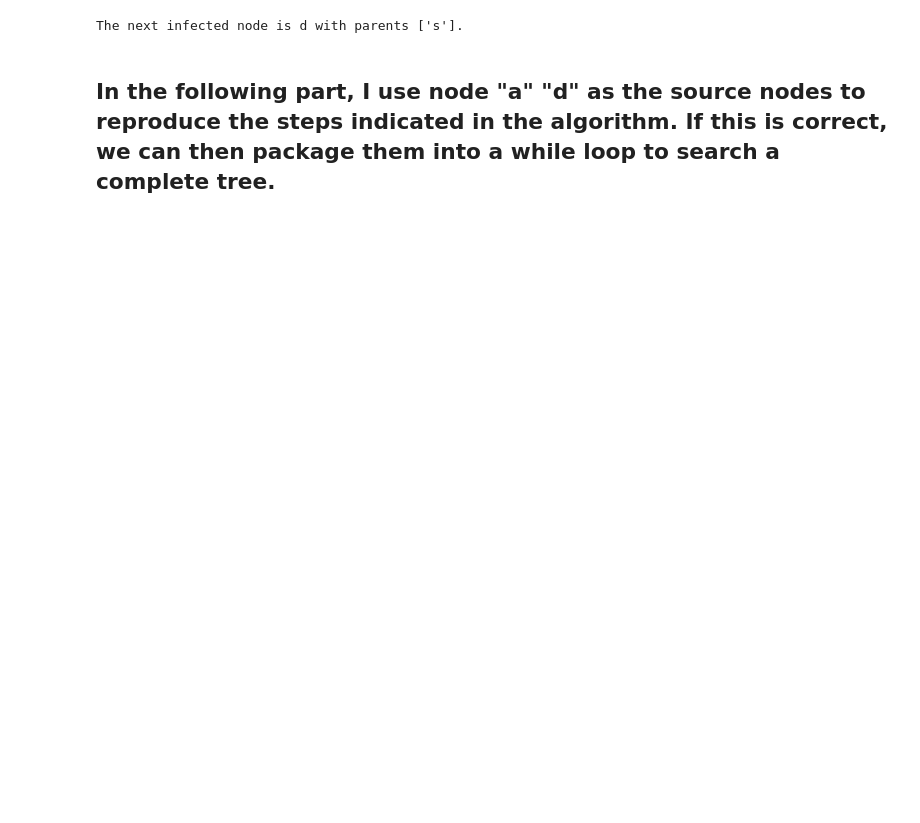
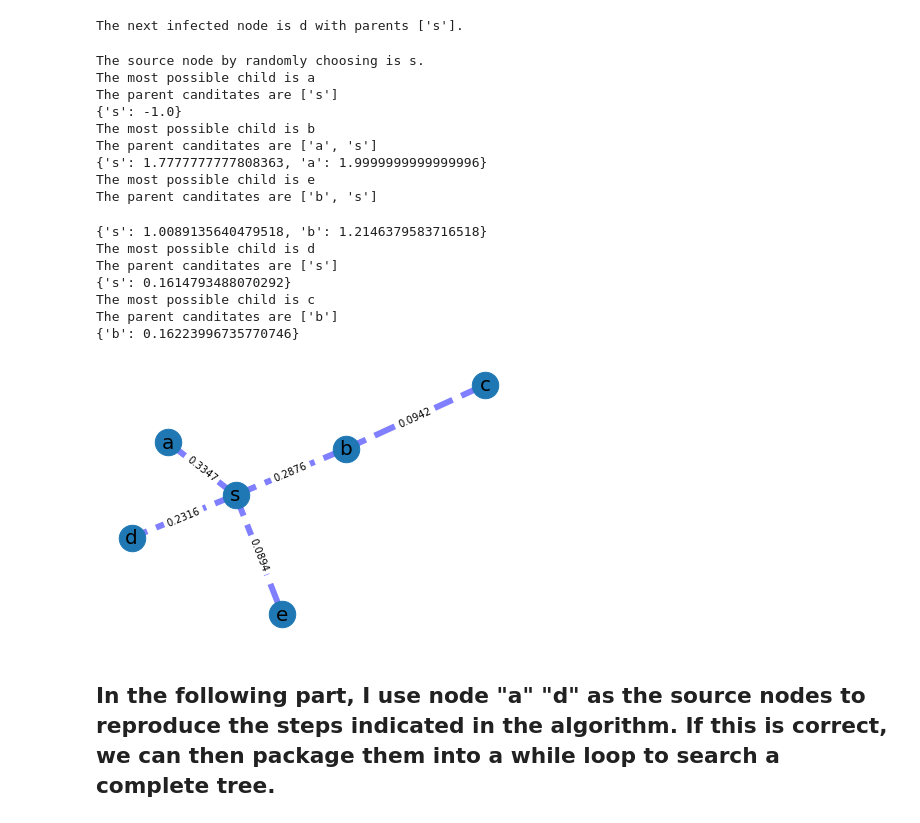
Before and after one commit to BadChromium/random_spreading, a Jupyter notebook: Copy_of_GGT_for_General_Graph.ipynb, the cells around one changed output. Saved outputs shown, nothing was run; the diff lists cells and outputs as text; code cells hidden in the pictures; blank space fills up the shorter version.

```diff
--- a/Copy_of_GGT_for_General_Graph.ipynb
+++ b/Copy_of_GGT_for_General_Graph.ipynb
@@ -134,7 +134,7 @@ def integrand_moment(t, j, k, theta, p):
     return p * t**(p - 1) * product_ccdf(t, j, k, theta)
 
 def compute_moment(j, k, theta, p):
-    return quad(integrand_moment, 0, np.inf, args=(j, k, theta, p))[0]
+    return quad(integrand_moment, 0, np.inf, limit=1000000, args=(j, k, theta, p))[0]
 # %%
 lambda_sa = G.get_edge_data('s', 'a')['weight']
 #print(lambda_sa)
@@ -291,6 +295,73 @@ next_node1 = find_next_child(G, I)
 print(f'The next infected node is {next_node1} with parents {find_parents(next_node1, G)}.')
 # %% [output]
 The next infected node is d with parents ['s'].
+# %%
+# Initialization
+# s = np.random.choice(G.nodes()) # Randomly choose the source node for building the GGT.
+s = 's'
+print(f'The source node by randomly choosing is {s}.')
+I = [s]
+# Note the source here is not the same as that in rumor source detection.
+# Initialize the Gamma dist parameter for the source node and calculate E and Var.
+k_s = 2
+theta_s = 1
+E_s = k_s * theta_s
+V_s = k_s * theta_s**2
+# Build the GGT as T
+T = nx.Graph()
+T.add_node(s) # Add node s as the first parent node.
+# Create a dictionary for storing the lambda values
+lambda_dict = {}
+# moment_dict = {}
+# moment2_dict = {}
+k = {s:k_s}
+theta = {s:theta_s}
+E = {s:E_s}
+V = {s:V_s}
+
+
+while find_next_child(G, I) != None:
+    moment_dict = {}
+    moment2_dict = {}
+    child = find_next_child(G, I)
+    print(f'The most possible child is {child}')
+    par_source = list(set(I) & set(G.neighbors(child)))
+    print(f'The parent canditates are {par_source}')
+    for par_ in find_parents(child, G, par_source):
+        lambda_ = G.get_edge_data(par_, child)['weight']
+        # k[child] = compute_k(E[par_],V[par_],lambda_)
+        # theta[child] = compute_theta(E[par_], V[par_], lambda_)
+        # print(k)
+        moment_dict[par_] = compute_moment(par_, k, theta, 1)
+        moment2_dict[par_] = compute_moment(par_, k, theta, 2)
+    print(moment_dict)
+    par = min(moment_dict, key=moment_dict.get)
+    k[child] =compute_k(E[par], V[par], G.get_edge_data(par, child)['weight'])
+    theta[child] =compute_theta(E[par], V[par], G.get_edge_data(par, child)['weight'])
+    E[child] = moment_dict[par]
+    V[child] = moment2_dict[par] - moment_dict[par]**2
+    I.append(child)
+    T.add_edge(child, par, weight=round(compute_expectation(k[child], theta[child], k[par], theta[par]), 4))
+
+draw_graph(T)
+# %% [output]
+The source node by randomly choosing is s.
+The most possible child is a
+The parent canditates are ['s']
+{'s': -1.0}
+The most possible child is b
+The parent canditates are ['a', 's']
+{'s': 1.7777777777808363, 'a': 1.9999999999999996}
+The most possible child is e
+The parent canditates are ['b', 's']
+{'s': 1.0089135640479518, 'b': 1.2146379583716518}
+The most possible child is d
+The parent canditates are ['s']
+{'s': 0.1614793488070292}
+The most possible child is c
+The parent canditates are ['b']
+{'b': 0.16223996735770746}
+[figure, added]
 # %% [markdown]
 ## In the following part, I use node "a" "d" as the source nodes to reproduce the steps indicated in the algorithm. If this is correct, we can then package them into a while loop to search a complete tree.
 # %%
```
Also changed, not shown: parts of 10 cells of this notebook, 3 other files.
